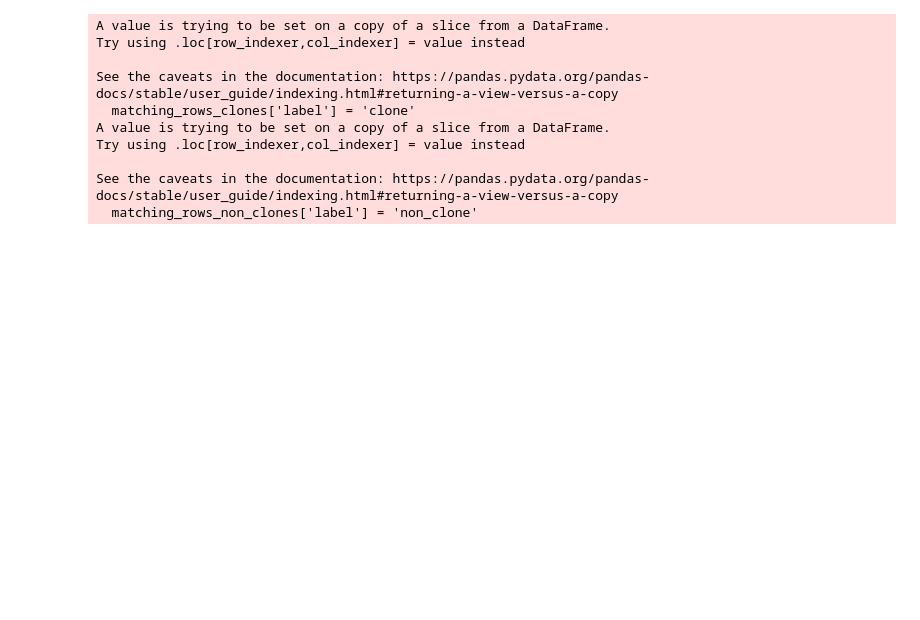
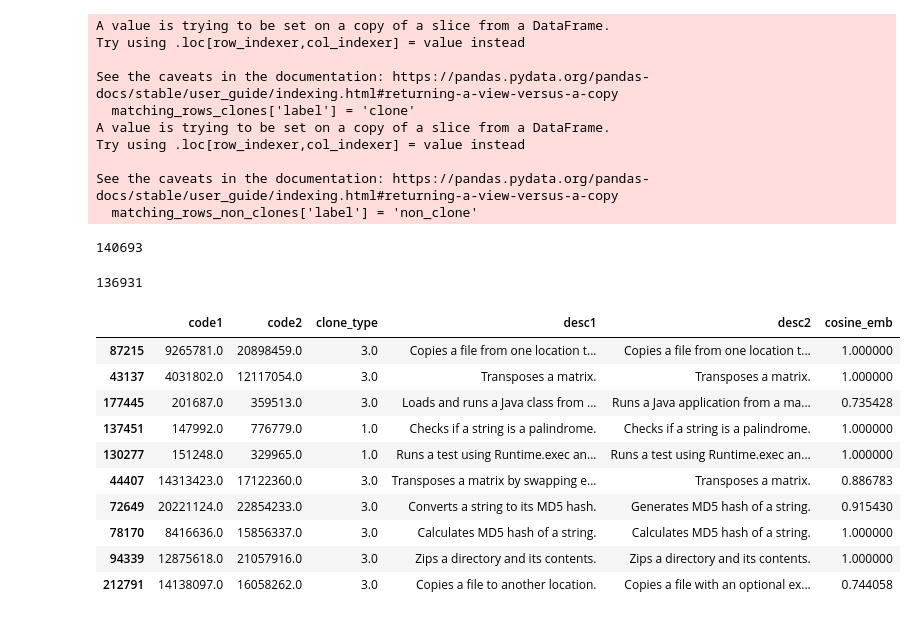
Before and after one commit to timuslala/sematnic_code_clones, a Jupyter notebook: Amain/WIP.ipynb, the cells around one changed output. Saved outputs shown, nothing was run; the diff lists cells and outputs as text; code cells hidden in the pictures; blank space fills up the shorter version.

```diff
--- a/Amain/WIP.ipynb
+++ b/Amain/WIP.ipynb
@@ -460,0 +556,22 @@ merged_matching_rows.to_csv("merged_matching_rows.csv", index=False, encoding='u
+# %%
+len(cos_true_positives)
+# %% [output]
+140693
+# %%
+len(kmeans_true_positives)
+# %% [output]
+136931
+# %%
+cos_true_positives.sample(10)
+# %% [output]
+|  | code1 | code2 | clone_type | desc1 | desc2 | cosine_emb |
+| 87215 | 9265781.0 | 20898459.0 | 3.0 | Copies a file from one location t... | Copies a file from one location t... | 1.000000 |
+| 43137 | 4031802.0 | 12117054.0 | 3.0 | Transposes a matrix. | Transposes a matrix. | 1.000000 |
+| 177445 | 201687.0 | 359513.0 | 3.0 | Loads and runs a Java class from ... | Runs a Java application from a ma... | 0.735428 |
+| 137451 | 147992.0 | 776779.0 | 1.0 | Checks if a string is a palindrome. | Checks if a string is a palindrome. | 1.000000 |
+| 130277 | 151248.0 | 329965.0 | 1.0 | Runs a test using Runtime.exec an... | Runs a test using Runtime.exec an... | 1.000000 |
+| 44407 | 14313423.0 | 17122360.0 | 3.0 | Transposes a matrix by swapping e... | Transposes a matrix. | 0.886783 |
+| 72649 | 20221124.0 | 22854233.0 | 3.0 | Converts a string to its MD5 hash. | Generates MD5 hash of a string. | 0.915430 |
+| 78170 | 8416636.0 | 15856337.0 | 3.0 | Calculates MD5 hash of a string. | Calculates MD5 hash of a string. | 1.000000 |
+| 94339 | 12875618.0 | 21057916.0 | 3.0 | Zips a directory and its contents. | Zips a directory and its contents. | 1.000000 |
+| 212791 | 14138097.0 | 16058262.0 | 3.0 | Copies a file to another location. | Copies a file with an optional ex... | 0.744058 |
```
Also changed, not shown: parts of 2 cells of this notebook, 2 other files.
